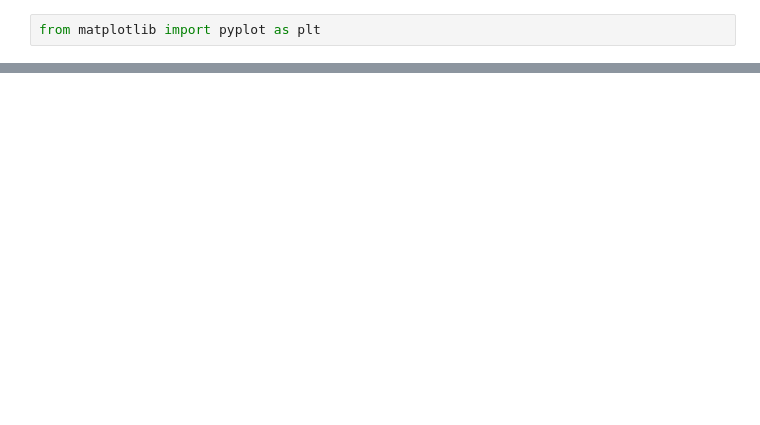
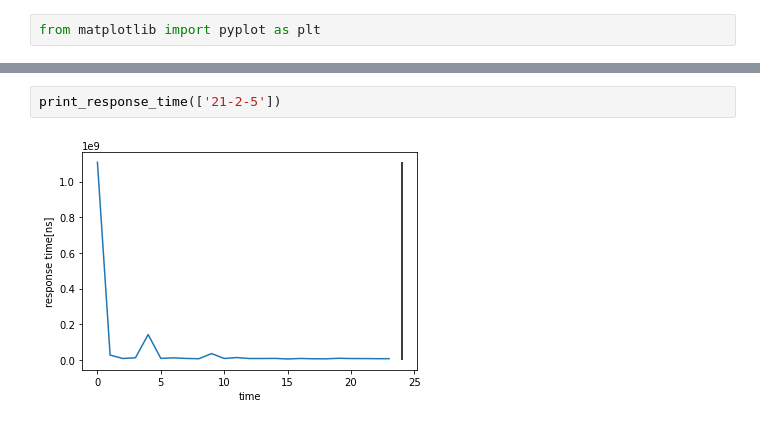
Before and after one commit to DevOps2021-gb/devops2021, a Jupyter notebook: java-itu-minitwit/Logs/visualiser.ipynb, the cells around one changed output, grey strips where cells are left out. Drawn from its saved outputs; the diff is of its cells as text; blank space fills up the shorter version.

```diff
--- a/java-itu-minitwit/Logs/visualiser.ipynb
+++ b/java-itu-minitwit/Logs/visualiser.ipynb
@@ -38,0 +61,4 @@ plt.plot(values)
+# %%
+print_response_time(['21-2-5'])
+# %% [output]
+[figure, added]
```
Also changed, not shown: parts of 9 cells of this notebook.
